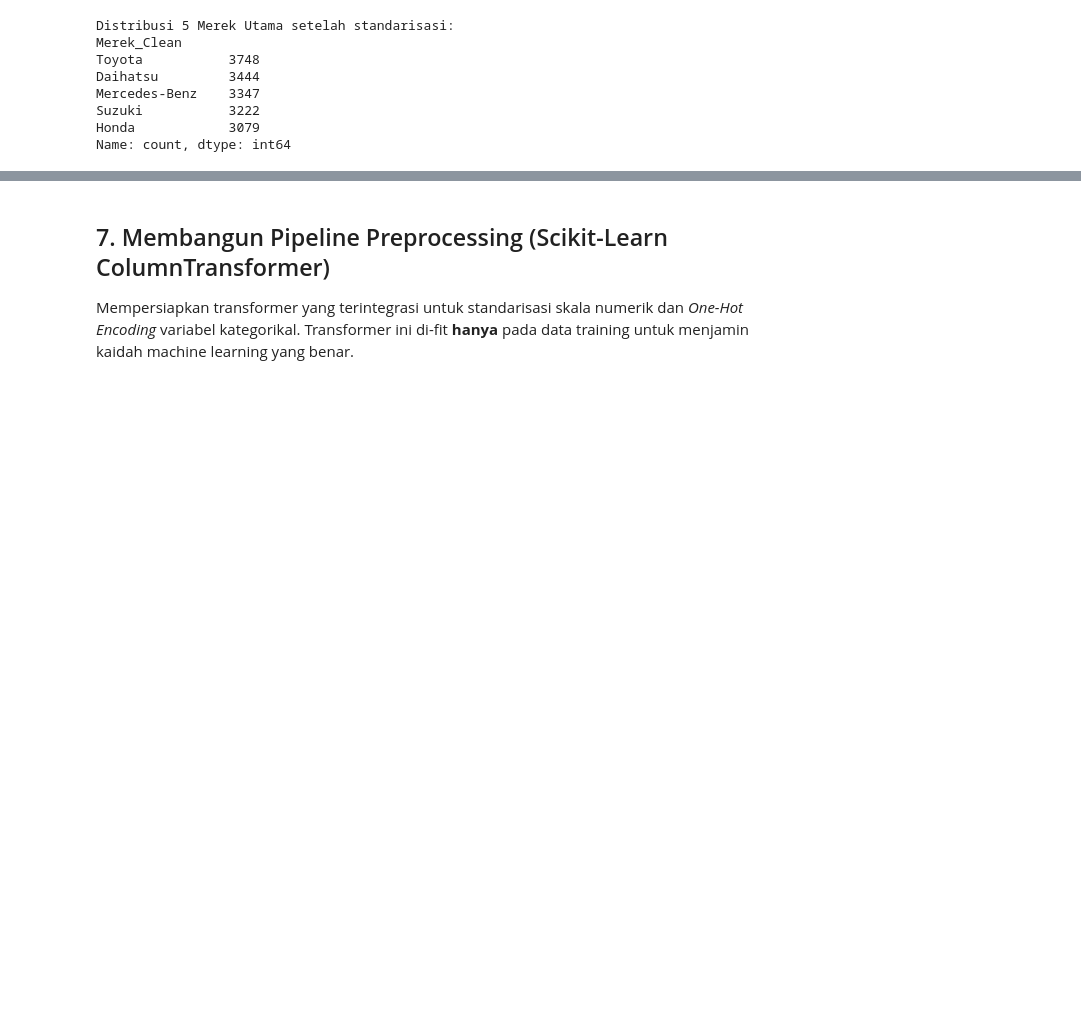
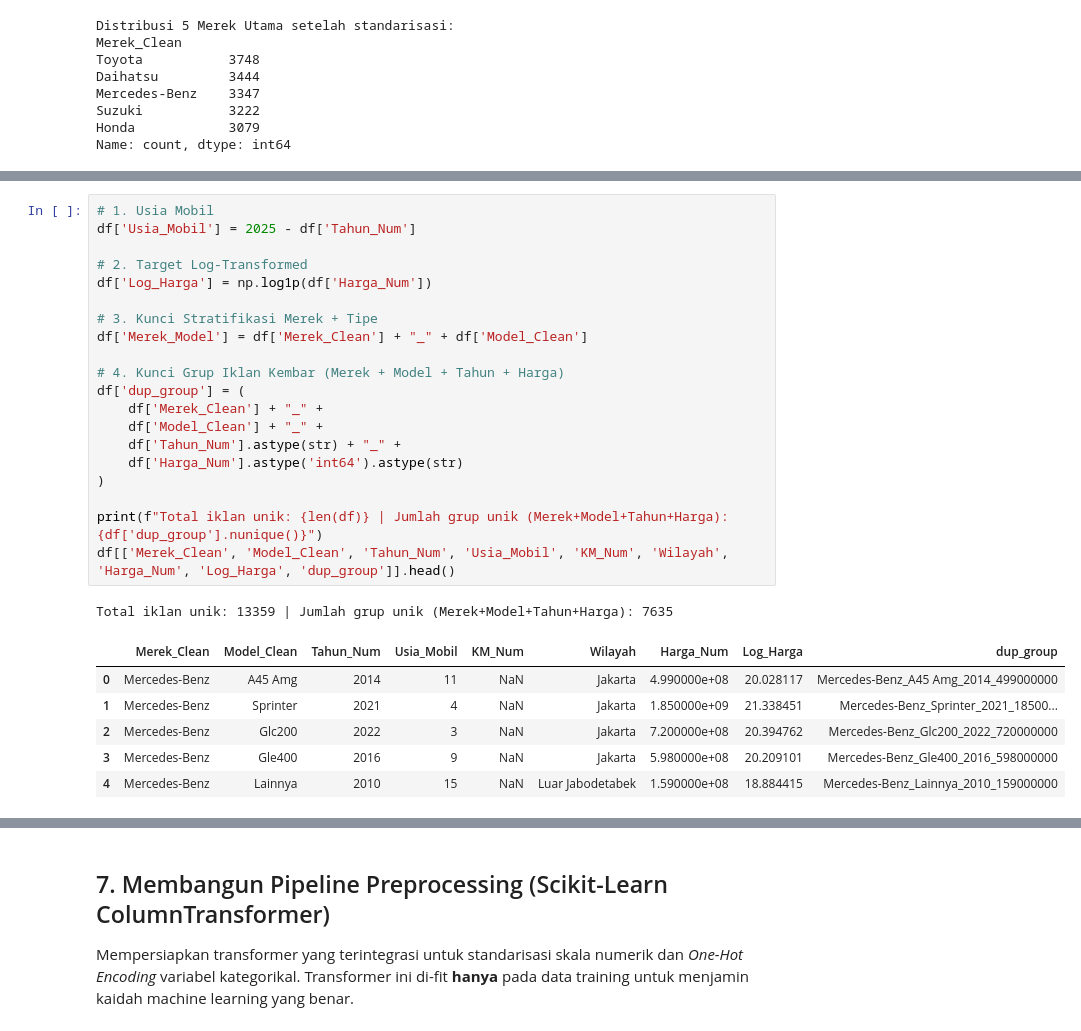
Before and after one commit to ganadzikri24/ML2026_B2_Kelompok-15_TakarMobil_PrediksiHargaMobilBekas, a Jupyter notebook: notebooks/02_Preprocessing.ipynb, the cells around one changed output, grey strips where cells are left out. Cells and saved outputs as stored; diff of their text form; blank space fills up the shorter version.

```diff
--- a/notebooks/02_Preprocessing.ipynb
+++ b/notebooks/02_Preprocessing.ipynb
@@ -219,0 +264,28 @@ Setelah hapus iklan identik (Judul+Merek+Tahun+Harga+Lokasi): 13359 baris (-1395
+# %%
+# 1. Usia Mobil
+df['Usia_Mobil'] = 2025 - df['Tahun_Num']
+
+# 2. Target Log-Transformed
+df['Log_Harga'] = np.log1p(df['Harga_Num'])
+
+# 3. Kunci Stratifikasi Merek + Tipe
+df['Merek_Model'] = df['Merek_Clean'] + "_" + df['Model_Clean']
+
+# 4. Kunci Grup Iklan Kembar (Merek + Model + Tahun + Harga)
+df['dup_group'] = (
+    df['Merek_Clean'] + "_" +
+    df['Model_Clean'] + "_" +
+    df['Tahun_Num'].astype(str) + "_" +
+    df['Harga_Num'].astype('int64').astype(str)
+)
+
+print(f"Total iklan unik: {len(df)} | Jumlah grup unik (Merek+Model+Tahun+Harga): {df['dup_group'].nunique()}")
+df[['Merek_Clean', 'Model_Clean', 'Tahun_Num', 'Usia_Mobil', 'KM_Num', 'Wilayah', 'Harga_Num', 'Log_Harga', 'dup_group']].head()
+# %% [output]
+Total iklan unik: 13359 | Jumlah grup unik (Merek+Model+Tahun+Harga): 7635
+|  | Merek_Clean | Model_Clean | Tahun_Num | Usia_Mobil | KM_Num | Wilayah | Harga_Num | Log_Harga | dup_group |
+| 0 | Mercedes-Benz | A45 Amg | 2014 | 11 | NaN | Jakarta | 4.990000e+08 | 20.028117 | Mercedes-Benz_A45 Amg_2014_499000000 |
+| 1 | Mercedes-Benz | Sprinter | 2021 | 4 | NaN | Jakarta | 1.850000e+09 | 21.338451 | Mercedes-Benz_Sprinter_2021_18500... |
+| 2 | Mercedes-Benz | Glc200 | 2022 | 3 | NaN | Jakarta | 7.200000e+08 | 20.394762 | Mercedes-Benz_Glc200_2022_720000000 |
+| 3 | Mercedes-Benz | Gle400 | 2016 | 9 | NaN | Jakarta | 5.980000e+08 | 20.209101 | Mercedes-Benz_Gle400_2016_598000000 |
+| 4 | Mercedes-Benz | Lainnya | 2010 | 15 | NaN | Luar Jabodetabek | 1.590000e+08 | 18.884415 | Mercedes-Benz_Lainnya_2010_159000000 |
```
Also changed, not shown: parts of 15 cells of this notebook, 19 other files.
